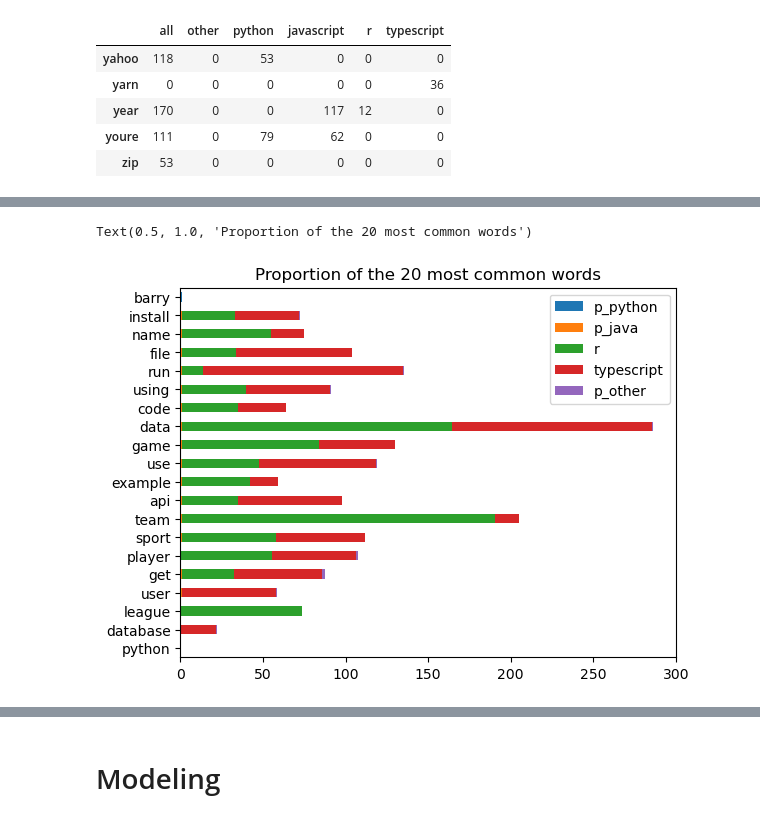
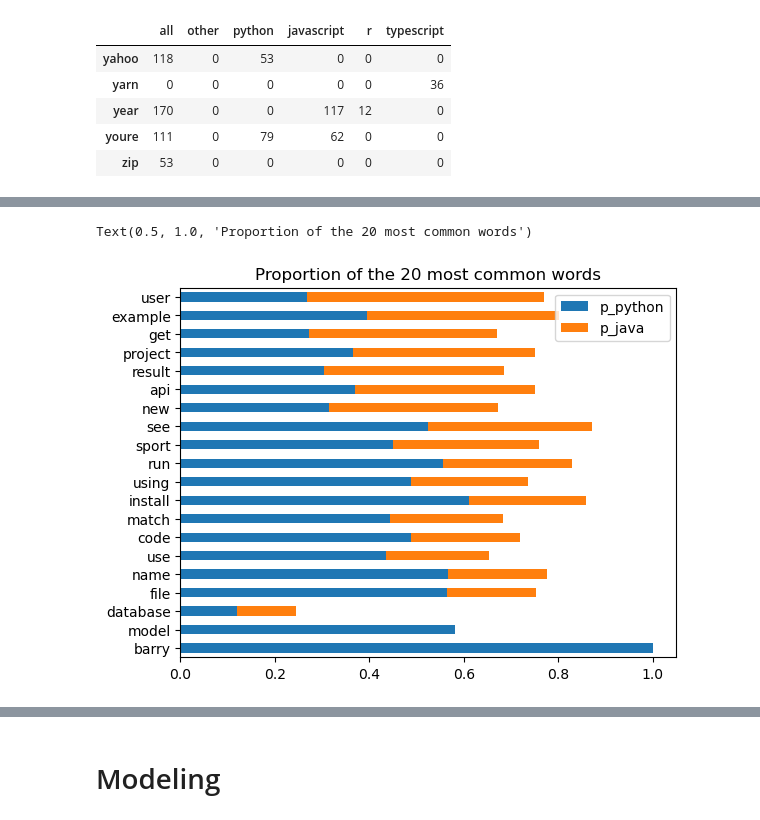
Before and after one commit to NLP-Team-Project/NLP-Project, a Jupyter notebook: Marcelino/prepare&model_scratch.ipynb, the cells around one changed output, grey strips where cells are left out. Saved outputs shown, nothing was run; the diff lists cells and outputs as text; code cells hidden in the pictures.

```diff
--- a/Marcelino/prepare&model_scratch.ipynb
+++ b/Marcelino/prepare&model_scratch.ipynb
@@ -180,10 +182,10 @@ str
 # %%
 # Here I call my advanced clean function on my data filtered by each type of language and its
 # corresponding readme contents then split in to a list of words
-python_words = p.advanced_clean(' '.join(df[df.language == 'Python']['readme_contents']), l = True, extra_words = ['python','eww','sport']).split()
-javascript_words = p.advanced_clean(' '.join(df[df.language == 'JavaScript']['readme_contents']), l = True).split()
-r_words = p.advanced_clean(' '.join(df[df.language == 'R']['readme_contents']), l = True).split()
-typescript_words = p.advanced_clean(' '.join(df[df.language == 'TypeScript']['readme_contents']), l = True).split()
-other_words = p.advanced_clean(' '.join(df[df.language == 'other']['readme_contents']), l = True).split()
-all_words = p.advanced_clean(' '.join(df.readme_contents), l = True).split()
+python_words = p.advanced_clean(' '.join(df[df.language == 'Python']['readme_contents']), l = True, extra_words = ['python','eww','sport','data', 'team', 'game', 'season', 'league', 'player', 'ball', 'r', 'javascript', 'typescript','html', "javascript", "r", "java", "php", "ruby", "c#", "c++", "dart", "kotlin", "objective-c", "swift", "go", "rust", "c", "elixir", "coffeescript", "matlab", "visual basic .net", "scala", "haskell", "stata", "haxe", "lua", "perl", "clojure" ]).split()
+javascript_words = p.advanced_clean(' '.join(df[df.language == 'JavaScript']['readme_contents']), l = True, extra_words = ['python','eww','sport','data', 'team', 'game', 'season', 'league', 'player', 'ball', 'r', 'javascript', 'typescript','html', "javascript", "r", "java", "php", "ruby", "c#", "c++", "dart", "kotlin", "objective-c", "swift", "go", "rust", "c", "elixir", "coffeescript", "matlab", "visual basic .net", "scala", "haskell", "stata", "haxe", "lua", "perl", "clojure" ]).split()
+r_words = p.advanced_clean(' '.join(df[df.language == 'R']['readme_contents']), l = True, extra_words = ['python','eww','sport','data', 'team', 'game', 'season', 'league', 'player', 'ball', 'r', 'javascript', 'typescript','html', "javascript", "r", "java", "php", "ruby", "c#", "c++", "dart", "kotlin", "objective-c", "swift", "go", "rust", "c", "elixir", "coffeescript", "matlab", "visual basic .net", "scala", "haskell", "stata", "haxe", "lua", "perl", "clojure" ]).split()
+typescript_words = p.advanced_clean(' '.join(df[df.language == 'TypeScript']['readme_contents']), l = True, extra_words = ['python','eww','sport','data', 'team', 'game', 'season', 'league', 'player', 'ball', 'r', 'javascript', 'typescript','html', "javascript", "r", "java", "php", "ruby", "c#", "c++", "dart", "kotlin", "objective-c", "swift", "go", "rust", "c", "elixir", "coffeescript", "matlab", "visual basic .net", "scala", "haskell", "stata", "haxe", "lua", "perl", "clojure" ]).split()
+other_words = p.advanced_clean(' '.join(df[df.language == 'other']['readme_contents']), l = True, extra_words = ['python','eww','sport','data', 'team', 'game', 'season', 'league', 'player', 'ball', 'r', 'javascript', 'typescript','html', "javascript", "r", "java", "php", "ruby", "c#", "c++", "dart", "kotlin", "objective-c", "swift", "go", "rust", "c", "elixir", "coffeescript", "matlab", "visual basic .net", "scala", "haskell", "stata", "haxe", "lua", "perl", "clojure" ]).split()
+all_words = p.advanced_clean(' '.join(df.readme_contents), l = True, extra_words = ['python','eww','sport','data', 'team', 'game', 'season', 'league', 'player', 'ball', 'r', 'javascript', 'typescript','html', "javascript", "r", "java", "php", "ruby", "c#", "c++", "dart", "kotlin", "objective-c", "swift", "go", "rust", "c", "elixir", "coffeescript", "matlab", "visual basic .net", "scala", "haskell", "stata", "haxe", "lua", "perl", "clojure" ]).split()
 # %% [output]
@@ -609,18 +665,16 @@ plt.axis('off')
 # %%
 
 (word_counts
  .assign(p_python=word_counts.python / word_counts['all'],
-         p_java=word_counts.javascript / word_counts['all'],
-         p_r=word_counts.r / word_counts['all'],
-         p_typescript=word_counts.typescript / word_counts['all'],
-         p_other=word_counts.other / word_counts['all'])
+         p_java=word_counts.javascript / word_counts['all']
+        )
  .sort_values(by='all')
- [['p_python', 'p_java', 'r', 'typescript', 'p_other']]
+ [['p_python', 'p_java']]
  .tail(20)
- .sort_values('p_python')
+ .sort_values('p_java')
  .plot.barh(stacked=True))
 
 plt.title('Proportion of the 20 most common words')
 # %% [output]
 Text(0.5, 1.0, 'Proportion of the 20 most common words')
-[figure, old version]
+[figure, new version]
```
Also changed, not shown: parts of 102 cells of this notebook, 1 other file.
